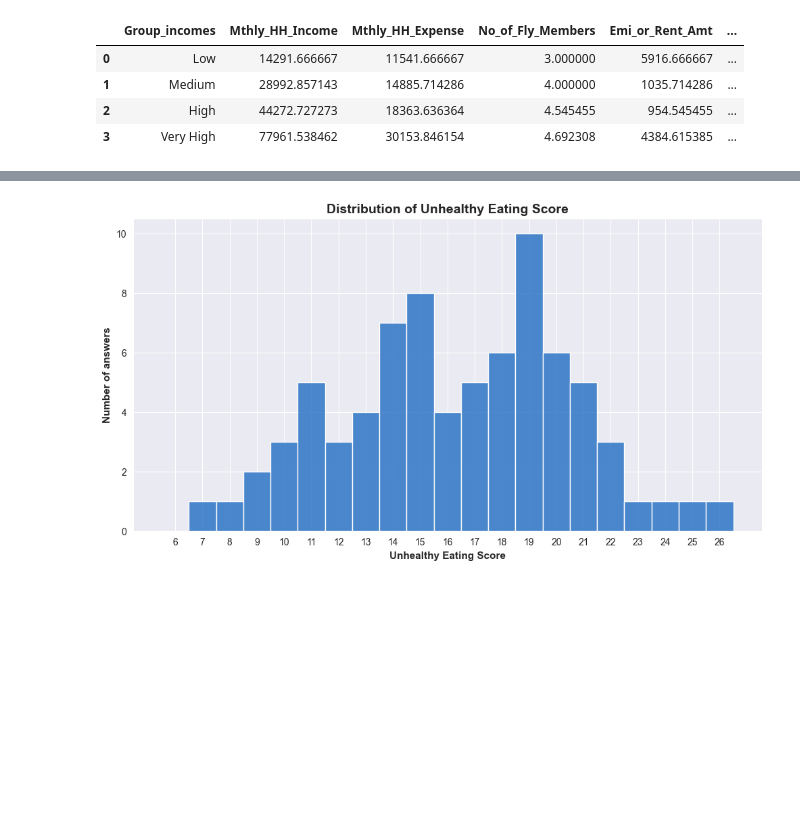
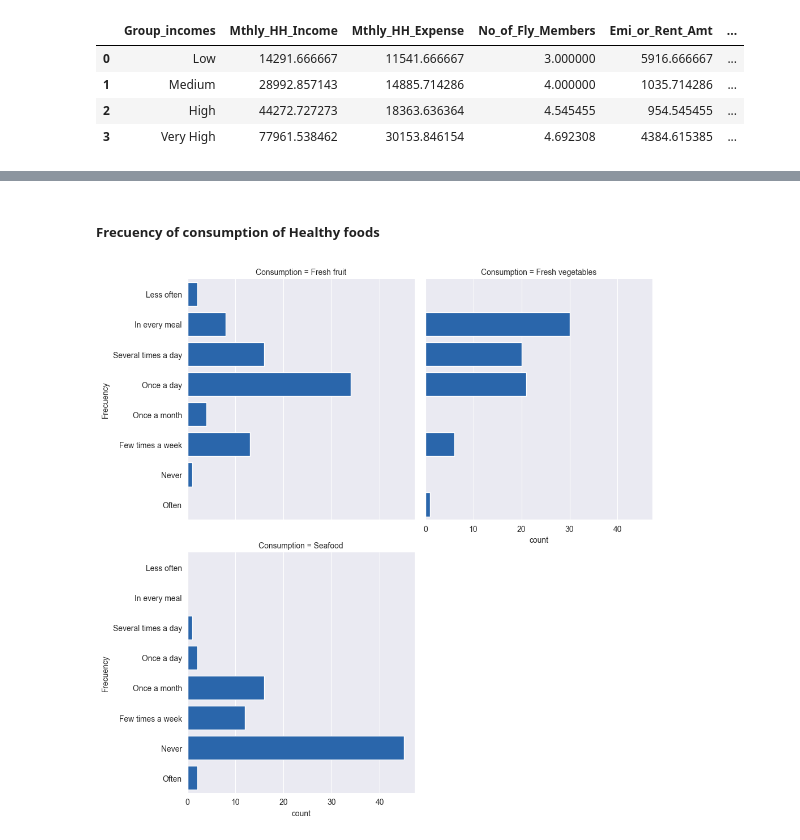
Before and after one commit to StephanieApaza/Income_influence_food_choices, a Jupyter notebook: income_food_choices.ipynb, the cells around one changed output, grey strips where cells are left out. Cells and saved outputs as stored; diff of their text form; code cells hidden in the pictures; blank space fills up the shorter version.

```diff
--- a/income_food_choices.ipynb
+++ b/income_food_choices.ipynb
@@ -360,9 +362,9 @@ def responses_frecuency(values):
     return frecuencies.get(values, None)
 
 for column_change in healthy_columns + unhealthy_columns:
-    dietary_habits_df[column_change] = dietary_habits_df[column_change].map(responses_frecuency)
+    survey_data[column_change] = survey_data[column_change].map(responses_frecuency)
 # %%
 # Creating indexes
-dietary_habits_df['Healthy_eating_score'] = dietary_habits_df[healthy_columns].sum(axis=1)
-dietary_habits_df['Unhealthy_eating_score'] = dietary_habits_df[unhealthy_columns].sum(axis=1)
+survey_data['Healthy_eating_score'] = survey_data[healthy_columns].sum(axis=1)
+survey_data['Unhealthy_eating_score'] = survey_data[unhealthy_columns].sum(axis=1)
 # %%
@@ -424,11 +449,26 @@ plt.show()
-# %%
-max_score_unhealthy = dietary_habits_df['Unhealthy_eating_score'].max()
-plt.figure(figsize=(12,6))
-sns.histplot(data=dietary_habits_df, x='Unhealthy_eating_score', bins=np.arange(6, max_score_unhealthy +2)-0.5, kde=False)
-plt.title("Distribution of Unhealthy Eating Score", fontsize=14, weight="bold")
-plt.xlabel("Unhealthy Eating Score", fontsize=11, weight="bold")
-plt.xticks(range(6, max_score_unhealthy +1))
-plt.ylabel("Number of answers", fontsize=11, weight="bold")
-plt.show()
-# %% [output]
-[figure]
+# %% [markdown]
+##### Frecuency of consumption of Healthy foods
+# %%
+# Names of original columns
+healthy_food = [
+    'What is your weekly food intake frequency of the following food categories: [Fresh fruit]',
+    'What is your weekly food intake frequency of the following food categories: [Fresh vegetables]',
+    'What is your weekly food intake frequency of the following food categories: [Seafood ]']
+
+# Change name of columns
+short_names_cols = {
+    healthy_food[0]: "Fresh fruit",
+    healthy_food[1]: "Fresh vegetables",
+    healthy_food[2]: "Seafood"}
+
+# Transforming in long format
+healthy_cols_long = dietary_habits_df.melt(value_vars= healthy_food, var_name='Consumption', value_name='Frecuency')
+
+# Replacing long names
+healthy_cols_long['Consumption'] = healthy_cols_long['Consumption'].map(short_names_cols)
+
+# Graph by frecuency
+sns.catplot(data=healthy_cols_long, y='Frecuency', kind='count', col='Consumption', col_wrap=2)
+plt.show()
+# %% [output]
+[figure, added]
```
Also changed, not shown: parts of 13 cells of this notebook.
